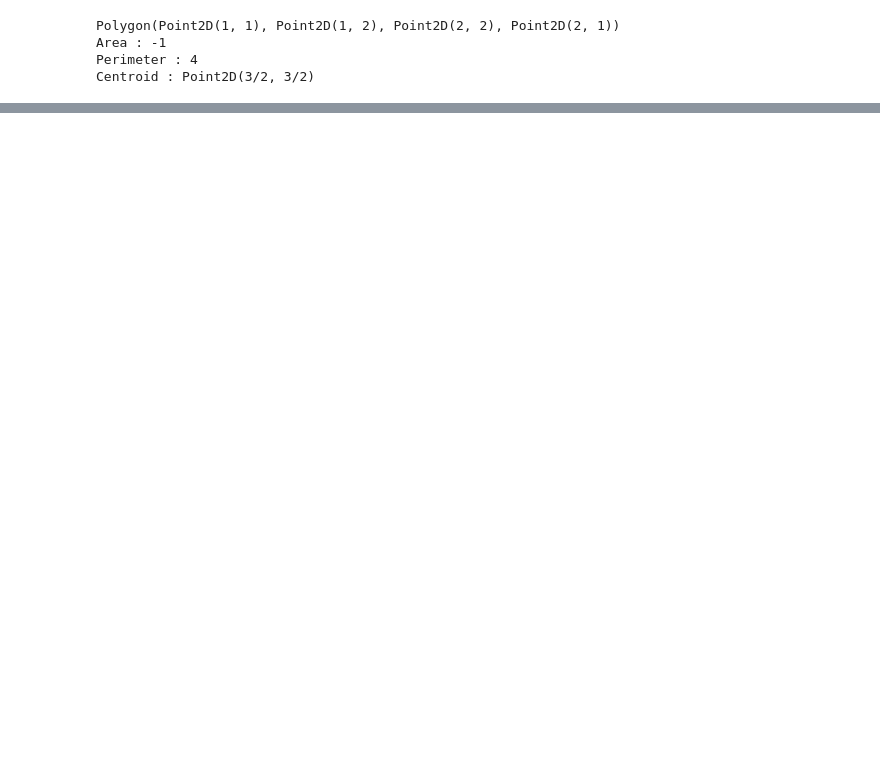
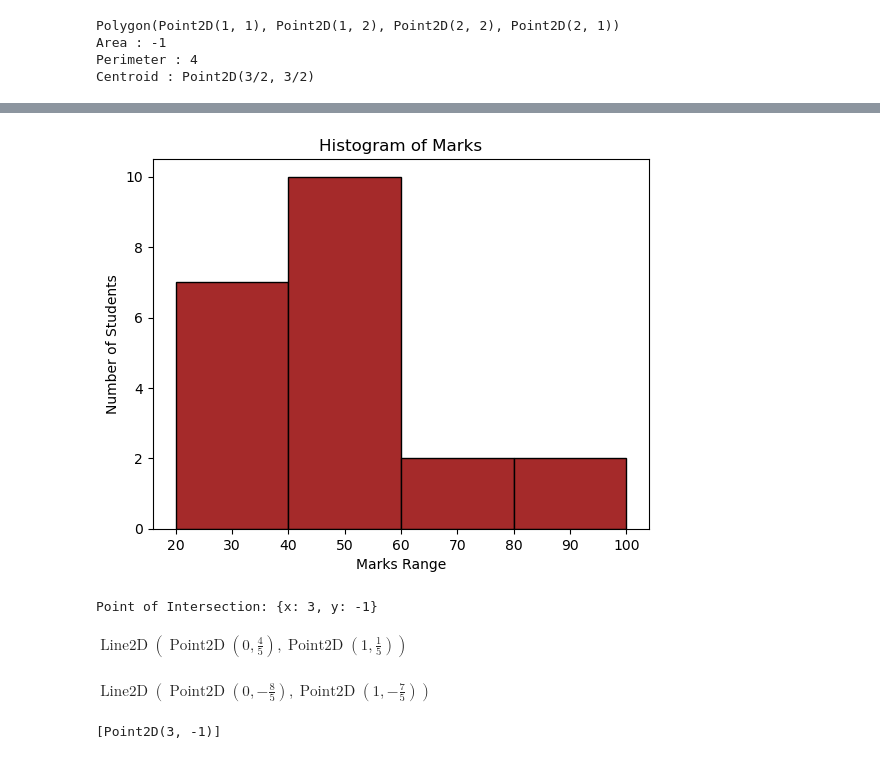
Before and after one commit to test-user9/maths_solution, a Jupyter notebook: maths_slip.ipynb, the cells around one changed output, grey strips where cells are left out. Drawn from its saved outputs; the diff is of its cells as text; code cells hidden in the pictures; blank space fills up the shorter version.

```diff
--- a/maths_slip.ipynb
+++ b/maths_slip.ipynb
@@ -314,0 +371,42 @@ Centroid : Point2D(3/2, 3/2)
+# %%
+# Histograph
+import matplotlib.pyplot as plt
+
+marks = [71,29,35,21,66,32,24,27,38,44,51,42,49,86,94,46,57,47,41,50,46]
+
+bins = [20,40,60,80,100]
+
+plt.hist(marks, bins=bins, color='brown', edgecolor='black')
+plt.xlabel("Marks Range")
+plt.ylabel("Number of Students")
+plt.title("Histogram of Marks")
+plt.show()
+# %% [output]
+[figure, added]
+# %%
+from sympy import symbols, Eq, solve
+
+x, y = symbols('x y')
+
+eq1 = Eq(3*x + 5*y, 4)
+eq2 = Eq(x - 5*y, 8)
+
+solution = solve((eq1, eq2), (x, y))
+print("Point of Intersection:", solution)
+# %% [output]
+Point of Intersection: {x: 3, y: -1}
+# %%
+x, y =symbols('x, y')
+L1 = Line(3*x+5*y-4)
+L2= Line(x-5*y-8)
+L1
+# %% [output]
+$\displaystyle \operatorname{Line2D}\left(\operatorname{Point2D}\left(0, \frac{4}{5}\right), \operatorname{Point2D}\left(1, \frac{1}{5}\right)\right)$
+# %%
+L2
+# %% [output]
+$\displaystyle \operatorname{Line2D}\left(\operatorname{Point2D}\left(0, - \frac{8}{5}\right), \operatorname{Point2D}\left(1, - \frac{7}{5}\right)\right)$
+# %%
+L1.intersection(L2)
+# %% [output]
+[Point2D(3, -1)]
```
Also changed, not shown: parts of 11 cells of this notebook.
